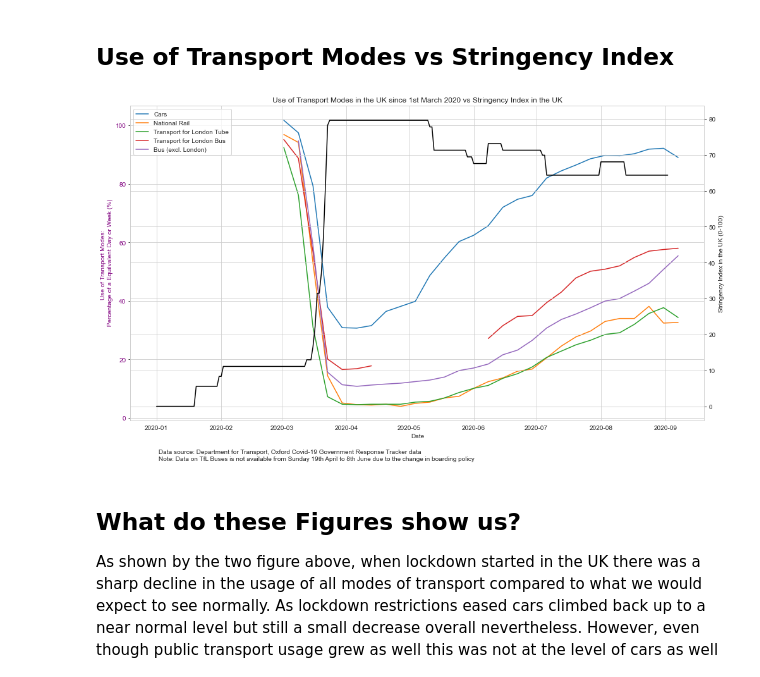
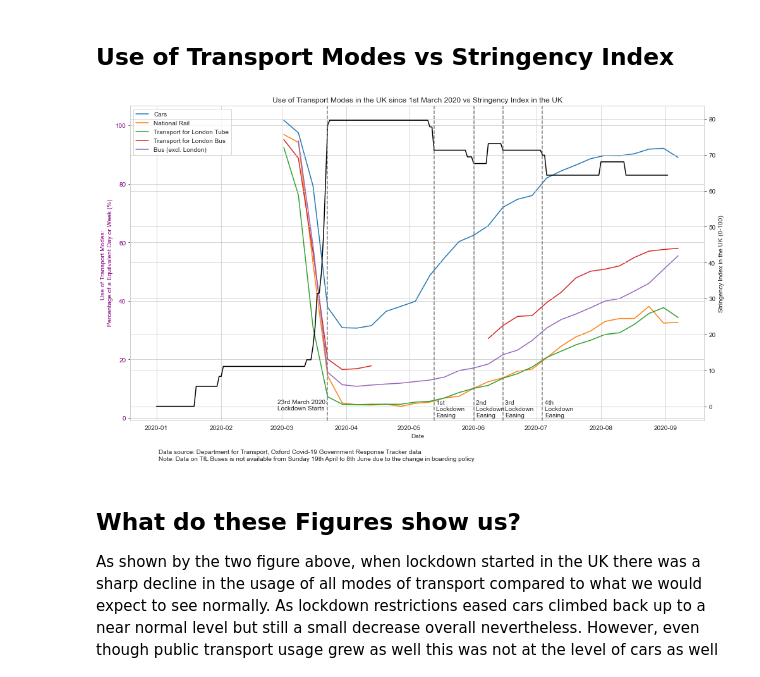
Before and after one commit to ErikaNicole/Covid19-Environmental-and-Economic-Analysis, a Jupyter notebook: transport_analysis/Transport analysis.ipynb, the cells around one changed output. Drawn from its saved outputs; the diff is of its cells as text; code cells hidden in the pictures.

```diff
--- a/transport_analysis/Transport analysis.ipynb
+++ b/transport_analysis/Transport analysis.ipynb
@@ -143,30 +144,45 @@ Text(2020-03-09 00:00:00, 65, 'Data source: Department for Transport')
 # %%
 fig, ax1 = plt.subplots()
 
 ax1.plot(x, y_cars, label='Cars')
 ax1.plot(x, y_national_rail, label='National Rail')
 ax1.plot(x, y_tube, label='Transport for London Tube')
 ax1.plot(x, y_lbus, label='Transport for London Bus')
 ax1.plot(x, y_bus, label='Bus (excl. London)')
 
 ax1.set_xlabel('Date')
 ax1.set_ylabel('Use of Transport Modes: \n Percentage of a Equilvalent Day or Week (%)', color='purple')
 ax1.tick_params(axis='y', labelcolor='purple')
 ax1.legend()
 
 ax2 = ax1.twinx()
 
 ax2.plot(stringency_data['Date'], stringency_data['Stringency'], color='black')
 ax2.set_ylabel('Stringency Index in the UK (0-100)')
 
 ax2.text(np.datetime64('2020-01-02'), -15, "Data source: Department for Transport, Oxford Covid-19 Government Response Tracker data"
                          "\nNote: Data on TfL Buses is not available from Sunday 19th April to 8th June due to the change in boarding policy", fontsize=10)
 
 fig.tight_layout()
+plt.axvline(x = np.datetime64('2020-03-23'), color='grey', linestyle = '--')
+plt.text(np.datetime64('2020-02-28'), -1, '23rd March 2020: \nLockdown Starts')
+
+plt.axvline(x = np.datetime64('2020-05-13'), color='grey', linestyle = '--')
+plt.text(np.datetime64('2020-05-14'), -3, '1st \nLockdown \nEasing')
+
+plt.axvline(x = np.datetime64('2020-06-01'), color='grey', linestyle = '--')
+plt.text(np.datetime64('2020-06-02'), -3, '2nd \nLockdown \nEasing')
+
+plt.axvline(x = np.datetime64('2020-06-15'), color='grey', linestyle = '--')
+plt.text(np.datetime64('2020-06-16'), -3, '3rd \nLockdown \nEasing')
+
+plt.axvline(x = np.datetime64('2020-07-04'), color='grey', linestyle = '--')
+plt.text(np.datetime64('2020-07-05'), -3, '4th \nLockdown \nEasing')
 plt.title("Use of Transport Modes in the UK since 1st March 2020 vs Stringency Index in the UK")
+
 plt.show()
 # %% [output]
-[figure, old version]
+[figure, new version]
 # %% [markdown]
 ## What do these Figures show us?
 
```
Also changed, not shown: parts of 3 cells of this notebook, 8 other files.
